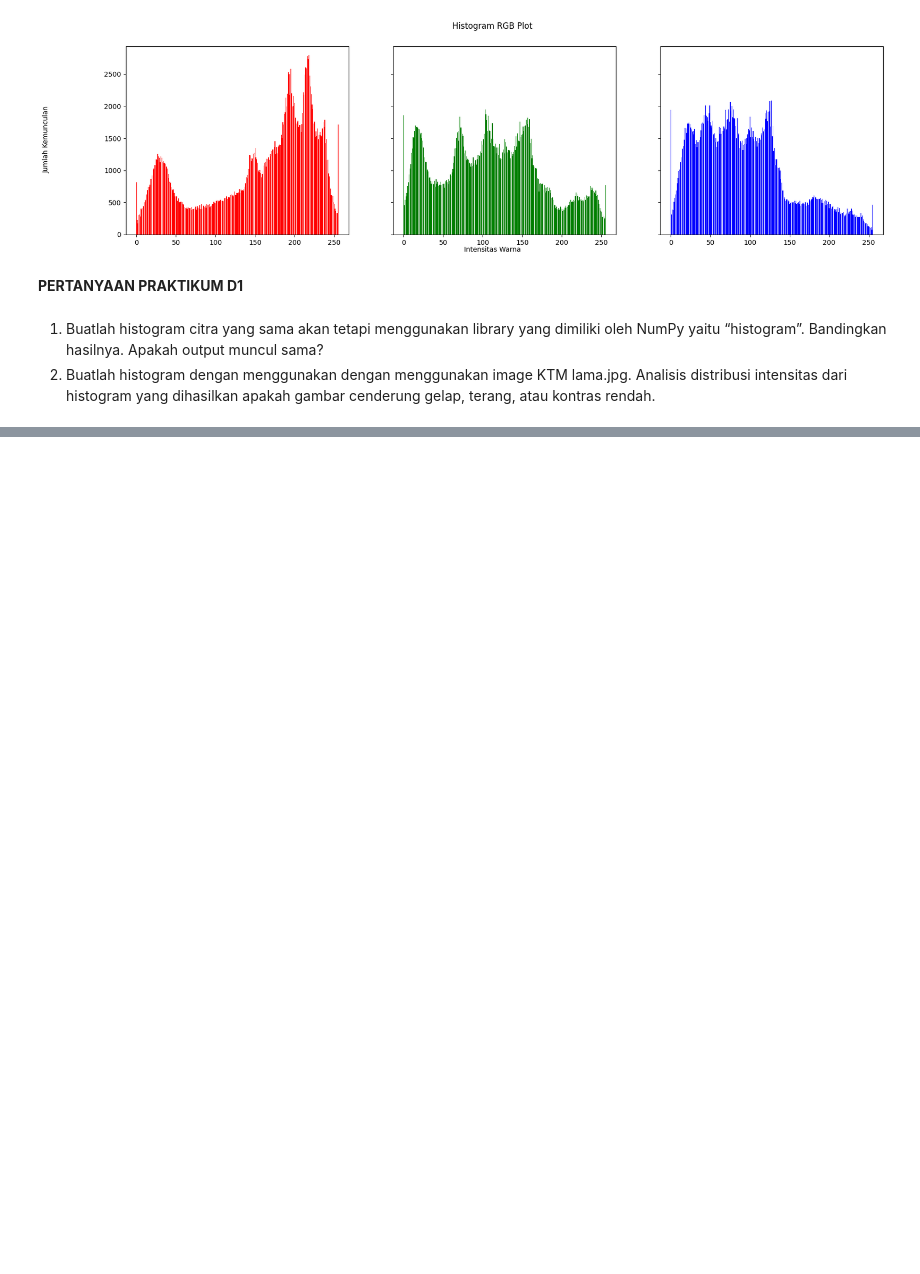
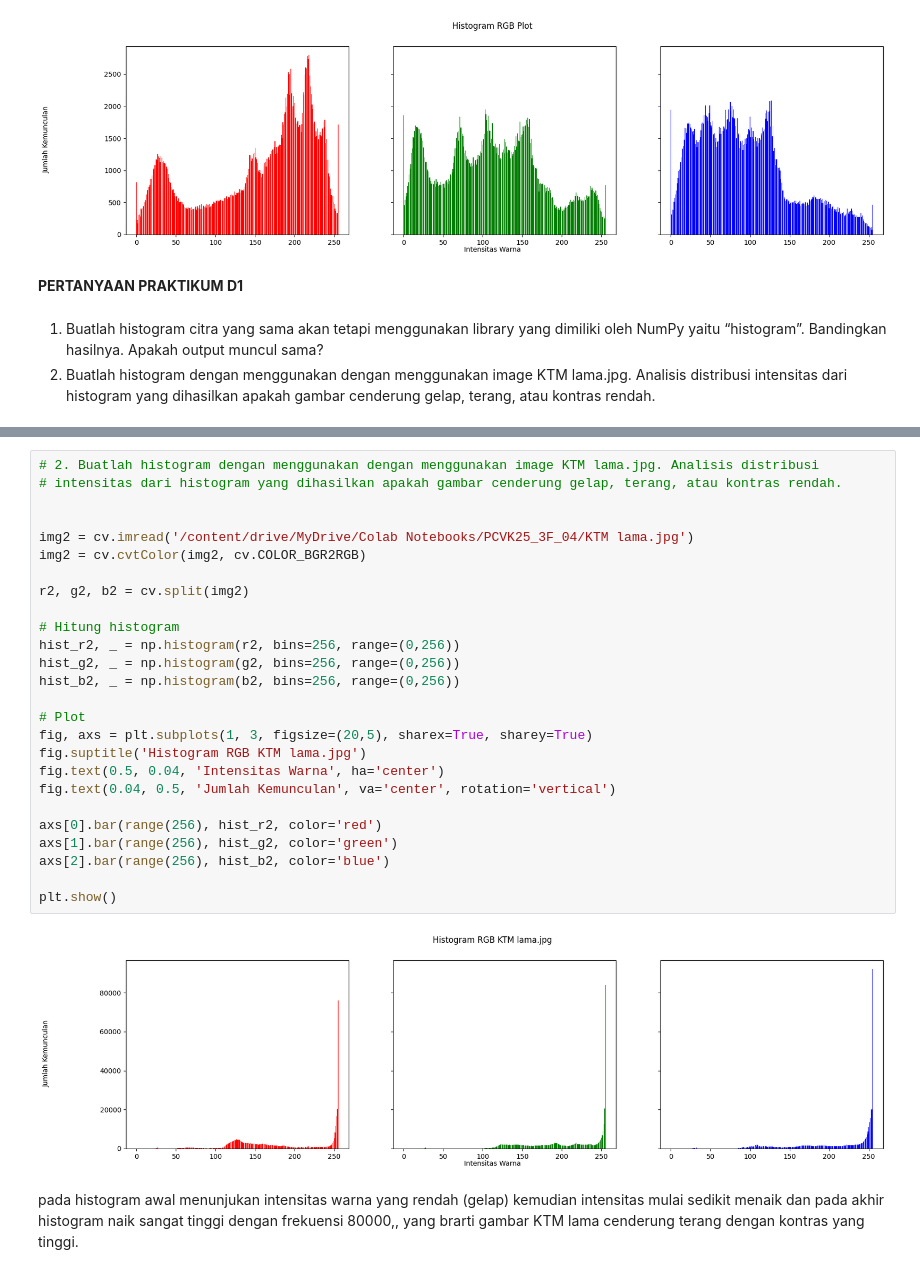
Before and after one commit to AlvinAditiya117/PCVK25_3F_04, a Jupyter notebook: Week5_04.ipynb, the cells around one changed output, grey strips where cells are left out. Cells and saved outputs as stored; diff of their text form; blank space fills up the shorter version.

```diff
--- a/Week5_04.ipynb
+++ b/Week5_04.ipynb
@@ -66,0 +96,30 @@ gelap, terang, atau kontras rendah.
+# %%
+# 2. Buatlah histogram dengan menggunakan dengan menggunakan image KTM lama.jpg. Analisis distribusi
+# intensitas dari histogram yang dihasilkan apakah gambar cenderung gelap, terang, atau kontras rendah.
+
+
+img2 = cv.imread('/content/drive/MyDrive/Colab Notebooks/PCVK25_3F_04/KTM lama.jpg')
+img2 = cv.cvtColor(img2, cv.COLOR_BGR2RGB)
+
+r2, g2, b2 = cv.split(img2)
+
+# Hitung histogram
+hist_r2, _ = np.histogram(r2, bins=256, range=(0,256))
+hist_g2, _ = np.histogram(g2, bins=256, range=(0,256))
+hist_b2, _ = np.histogram(b2, bins=256, range=(0,256))
+
+# Plot
+fig, axs = plt.subplots(1, 3, figsize=(20,5), sharex=True, sharey=True)
+fig.suptitle('Histogram RGB KTM lama.jpg')
+fig.text(0.5, 0.04, 'Intensitas Warna', ha='center')
+fig.text(0.04, 0.5, 'Jumlah Kemunculan', va='center', rotation='vertical')
+
+axs[0].bar(range(256), hist_r2, color='red')
+axs[1].bar(range(256), hist_g2, color='green')
+axs[2].bar(range(256), hist_b2, color='blue')
+
+plt.show()
+# %% [output]
+[figure, added]
+# %% [markdown]
+pada histogram awal menunjukan intensitas warna yang rendah (gelap) kemudian intensitas mulai sedikit menaik dan pada akhir histogram naik sangat tinggi dengan frekuensi 80000,, yang brarti gambar KTM lama cenderung terang dengan kontras yang tinggi.
```
Also changed, not shown: parts of 1 cell of this notebook.
